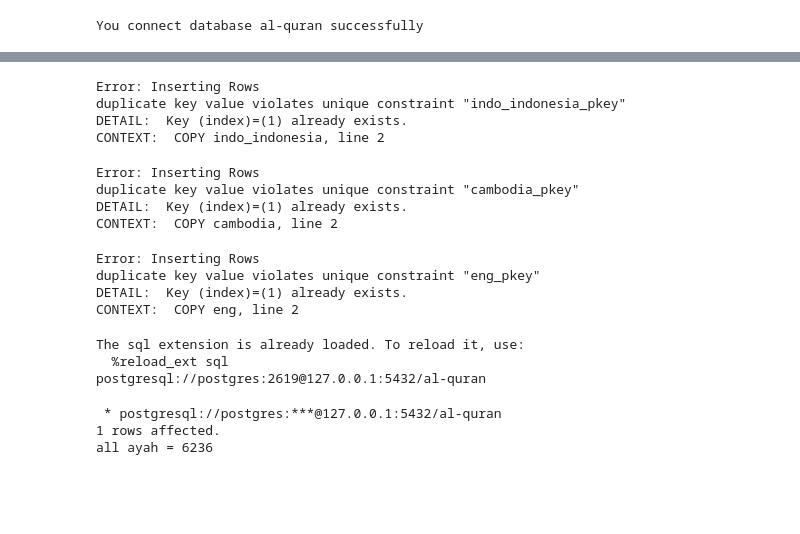
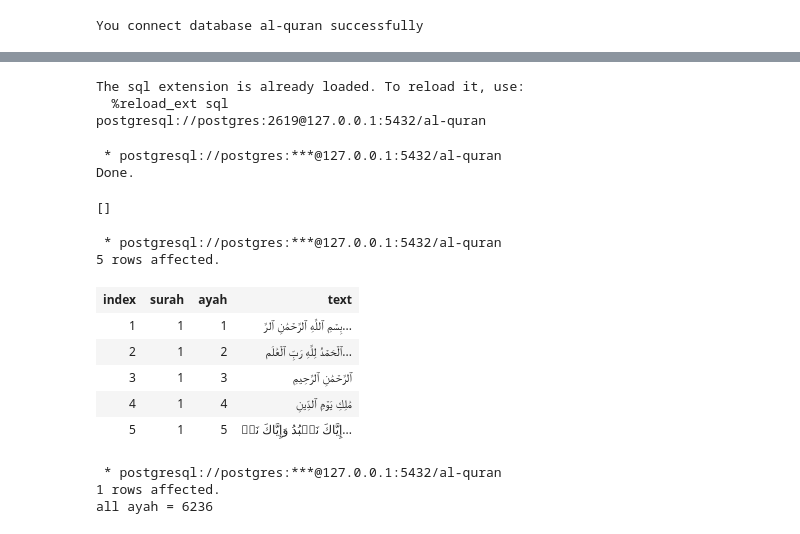
Before and after one commit to hudayala/Quran-Database-and-Data-Warehouse_Sulaiman-Charaae, a Jupyter notebook: al-quran.ipynb, the cells around one changed output, grey strips where cells are left out. Drawn from its saved outputs; the diff is of its cells as text; code cells hidden in the pictures; blank space fills up the shorter version.

```diff
--- a/al-quran.ipynb
+++ b/al-quran.ipynb
@@ -96,54 +81,3 @@ CONTEXT:  COPY malay, line 2
-# %%
-try:
-    cur.execute("CREATE TABLE IF NOT EXISTS indo_indonesia (index int PRIMARY KEY,surah varchar, ayah varchar,text varchar);")
-except psycopg2.Error as e:
-    print("Error: Issue creating table")
-    print (e)
-
-try:
-    cur.execute("COPY PUBLIC.indo_indonesia FROM 'E:\sql/indonesian_affairs.csv' DELIMITER ',' CSV HEADER;")
-except psycopg2.Error as e:
-    print("Error: Inserting Rows")
-    print (e)
-# %% [output]
-Error: Inserting Rows
-duplicate key value violates unique constraint "indo_indonesia_pkey"
-DETAIL:  Key (index)=(1) already exists.
-CONTEXT:  COPY indo_indonesia, line 2
-# %%
-try:
-    cur.execute("CREATE TABLE IF NOT EXISTS cambodia (index int PRIMARY KEY,surah varchar, ayah varchar,text varchar);")
-except psycopg2.Error as e:
-    print("Error: Issue creating table")
-    print (e)
-
-try:
-    cur.execute("COPY PUBLIC.cambodia  FROM 'E:\sql/cambodia-quranenc.csv' DELIMITER ',' CSV HEADER;")
-except psycopg2.Error as e:
-    print("Error: Inserting Rows")
-    print (e)
-# %% [output]
-Error: Inserting Rows
-duplicate key value violates unique constraint "cambodia_pkey"
-DETAIL:  Key (index)=(1) already exists.
-CONTEXT:  COPY cambodia, line 2
-# %%
-try:
-    cur.execute("CREATE TABLE IF NOT EXISTS eng (index int PRIMARY KEY,surah varchar, ayah varchar,text varchar);")
-except psycopg2.Error as e:
-    print("Error: Issue creating table")
-    print (e)
-
-try:
-    cur.execute("COPY PUBLIC.eng  FROM 'E:\sql/english_saheeh.csv' DELIMITER ',' CSV HEADER;")
-except psycopg2.Error as e:
-    print("Error: Inserting Rows")
-    print (e)
-# %% [output]
-Error: Inserting Rows
-duplicate key value violates unique constraint "eng_pkey"
-DETAIL:  Key (index)=(1) already exists.
-CONTEXT:  COPY eng, line 2
 # %%
 import sql
 %load_ext sql
@@ -164,6 +98,28 @@ print(conn_string)
 The sql extension is already loaded. To reload it, use:
   %reload_ext sql
 postgresql://postgres:2619@127.0.0.1:5432/al-quran
+# %%
+%%sql
+ALTER TABLE arabic
+ADD CONSTRAINT fk_surah FOREIGN KEY(index)
+REFERENCES translate(index);
+# %% [output]
+ * postgresql://postgres:***@127.0.0.1:5432/al-quran
+Done.
+[]
+# %%
+%%sql
+select * from arabic
+limit 5
+# %% [output]
+ * postgresql://postgres:***@127.0.0.1:5432/al-quran
+5 rows affected.
+| index | surah | ayah | text |
+| 1 | 1 | 1 | بِسۡمِ ٱللَّهِ ٱلرَّحۡمَٰنِ ٱلرَّ... |
+| 2 | 1 | 2 | ٱلۡحَمۡدُ لِلَّهِ رَبِّ ٱلۡعَٰلَم... |
+| 3 | 1 | 3 | ٱلرَّحۡمَٰنِ ٱلرَّحِيمِ |
+| 4 | 1 | 4 | مَٰلِكِ يَوۡمِ ٱلدِّينِ |
+| 5 | 1 | 5 | إِيَّاكَ نَعۡبُدُ وَإِيَّاكَ نَسۡ... |
 # %%
 narabic = %sql select count(ayah) from arabic;
 print("all ayah =", narabic[0][0])
```
Also changed, not shown: parts of 10 cells of this notebook.
